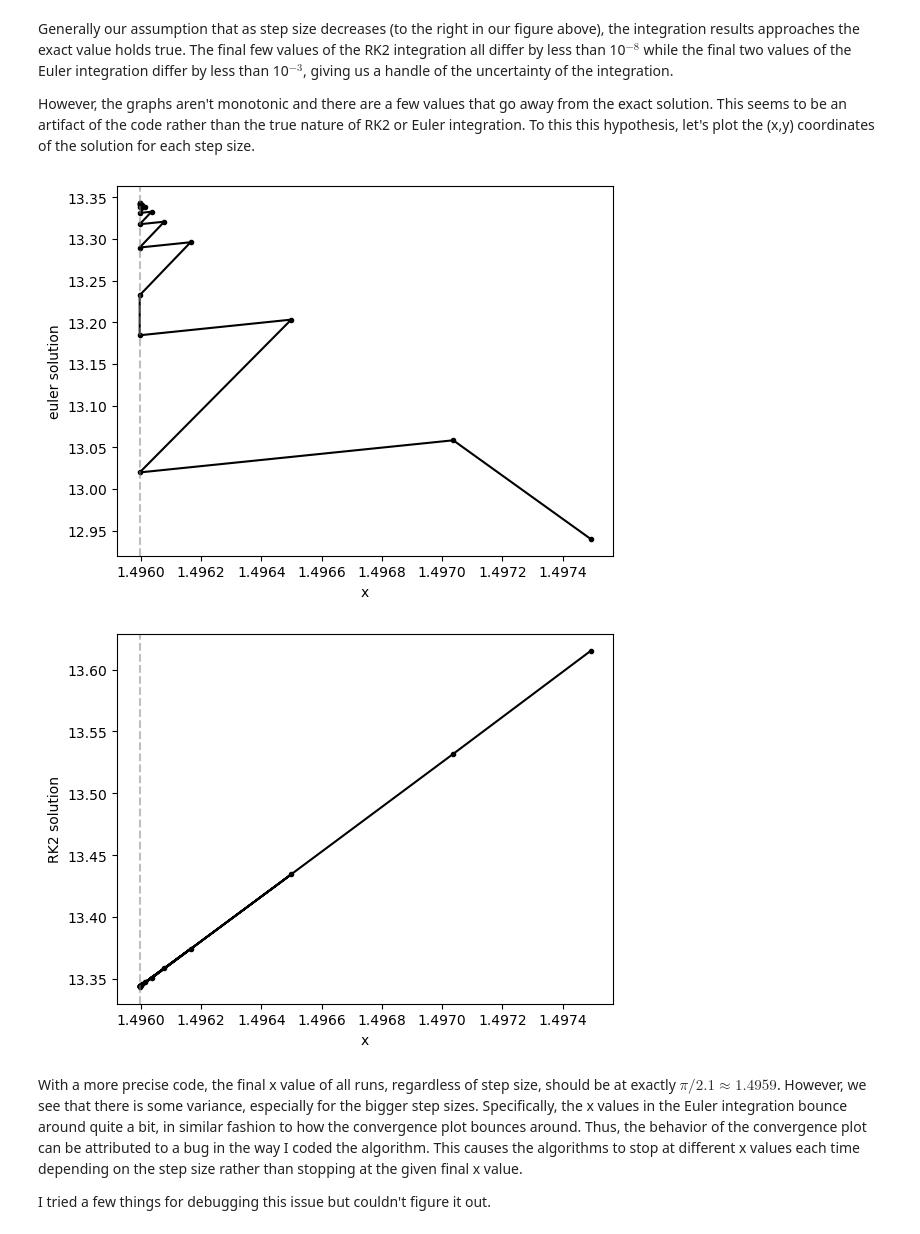
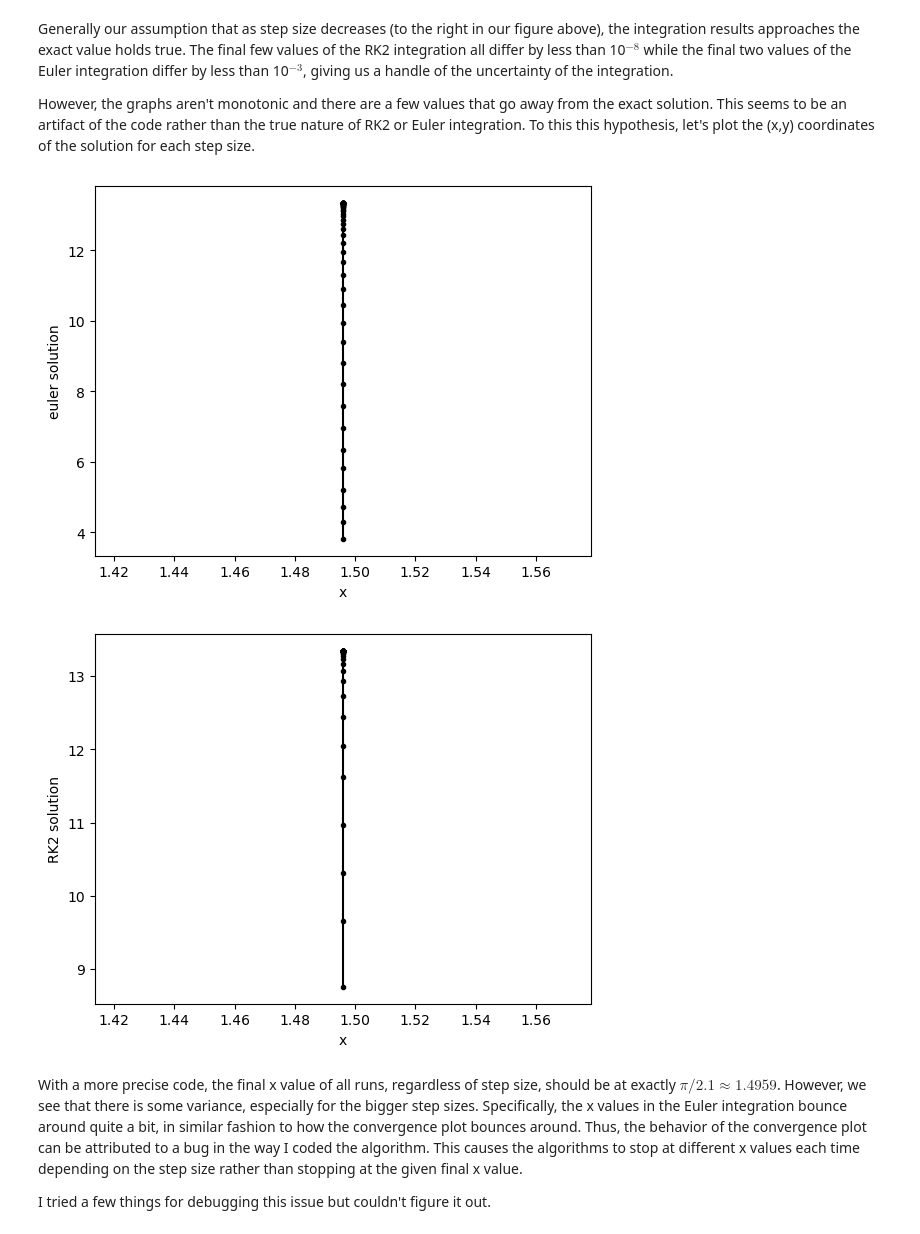
Before and after one commit to gilgarcia-01/ASTR5900, a Jupyter notebook: hw/hw3/ggarcia_hw3_numerical_integration.ipynb, the cells around one changed output. Drawn from its saved outputs; the diff is of its cells as text; code cells hidden in the pictures.

Commit message:
euler and rk2 increment issues fixed

```diff
--- a/hw/hw3/ggarcia_hw3_numerical_integration.ipynb
+++ b/hw/hw3/ggarcia_hw3_numerical_integration.ipynb
@@ -144,0 +61,37 @@ def RK2(function,y0,x0,xf,num_of_steps):
+# %%
+#we code the euler method first (a.k.a RK1):
+def euler_integration(function,y0,x0,xf,num_of_steps):
+    '''
+    inputs:
+        - function: the differential equation we want to solve
+        - y0: the initial, known y value corresponding to the initial x value
+        - x0: the left boundary of our integration
+        - xf: the right boundary of our integration
+        - num_of_steps: the number of steps we want to take between x0 and xf
+    outputs:
+        - x_lst: list of length equal to num_of_steps with x values at each iteration,
+                    each value is evenly spaced by the step size
+        - y_lst: list of length equal to num_of_steps with y values evaluted
+                    using the euler step
+    '''
+    #we calculate the step size from the given boundary points and
+    #num. of steps
+    step_size = (xf - x0)/num_of_steps
+    #we initialize our xi and yi to be the initial x and y given
+    xi,yi = x0,y0
+    #initialize the x and y list that we will write the values of each
+    #iteration into
+    x_lst,y_lst = [xi],[yi]
+    #we will integrate up to our end boundary
+    for i in range(1,num_of_steps+1):
+        increment = i * step_size
+        #update the y value using the euler step
+        y_next = yi + (step_size * function(xi,yi))
+        #update the x value by adding on a step size
+        x_next = x0 + increment
+        xi = x_next
+        yi = y_next
+        #write the current x and y values into our lists
+        x_lst += [xi]
+        y_lst += [yi]
+    return x_lst,y_lst
@@ -282,7 +280,7 @@ xinitial_1d,xfinal_1d = 0,np.pi/2.1
 yinitial_1d = np.tan(xinitial_1d)
 # %%
 #we define an array of number of steps from 10^(3) to 10^(6)
-num_of_steps_arr = [round(value) for value in np.logspace(3,6,20)]
+num_of_steps_arr = [round(value) for value in np.logspace(1,6,50)]
 
 #initialize a few lists to which we will append values into
 step_size = []
@@ -386,19 +384,19 @@ However, the graphs aren't monotonic and there are a few values that go away fro
 # %%
 #plot the x,y coords for Euler as a fxn of step size
 plt.plot(e_xlst,euler_answer,marker = '.',color ='black')
-plt.axvline(np.pi/2.1,color='gray',linestyle='--',alpha= 0.5)
+#plt.axvline(np.pi/2.1,color='gray',linestyle='--',alpha= 0.5)
 plt.ylabel('euler solution')
 plt.xlabel('x')
 plt.show()
 #the same plot for RK2
 plt.plot(rk2_xlst,rk2_answer,marker = '.',color = 'black')
-plt.axvline(np.pi/2.1,color='gray',linestyle='--',alpha= 0.5)
+#plt.axvline(np.pi/2.1,color='gray',linestyle='--',alpha= 0.5)
 plt.ylabel('RK2 solution')
 plt.xlabel('x')
 plt.show()
 # %% [output]
-[figure, old version]
+[figure, new version]
-[figure, old version]
+[figure, new version]
 # %% [markdown]
 With a more precise code, the final x value of all runs, regardless of step size, should be at exactly $\pi/2.1 \approx 1.4959 $. However, we see that there is some variance, especially for the bigger step sizes. Specifically, the x values in the Euler integration bounce around quite a bit, in similar fashion to how the convergence plot bounces around. Thus, the behavior of the convergence plot can be attributed to a bug in the way I coded the algorithm. This causes the algorithms to stop at different x values each time depending on the step size rather than stopping at the given final x value.
 
```
Also changed, not shown: parts of 14 cells of this notebook.
